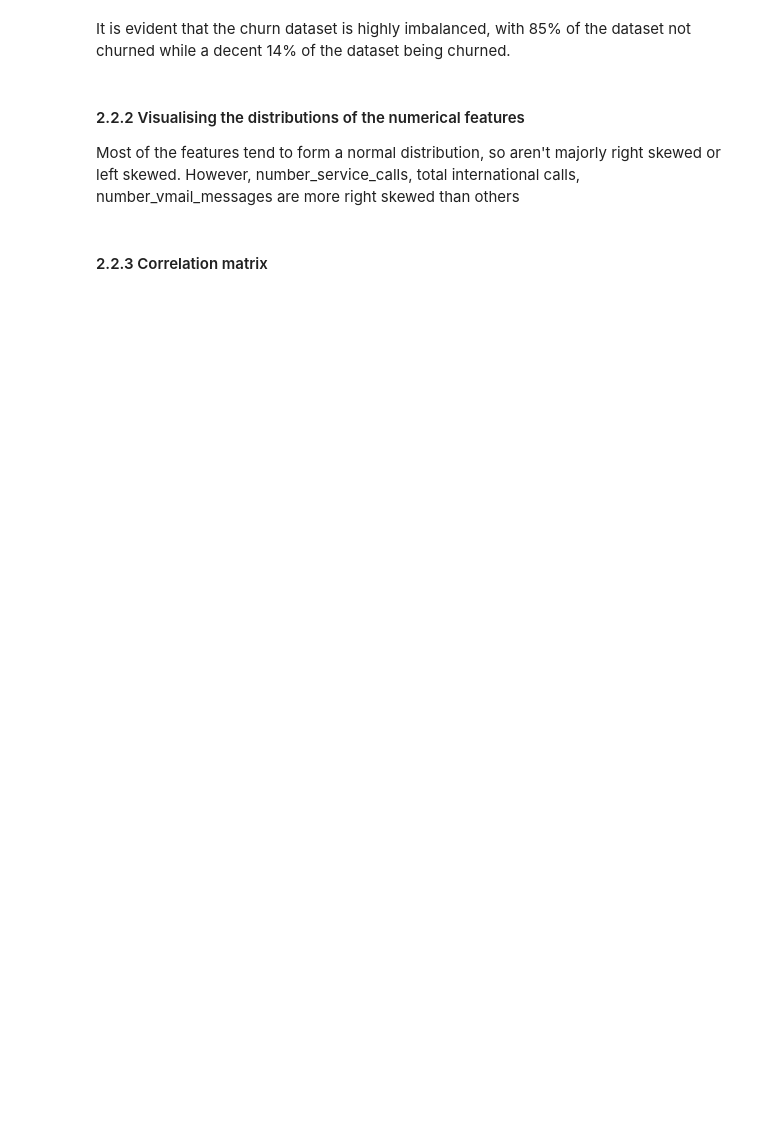
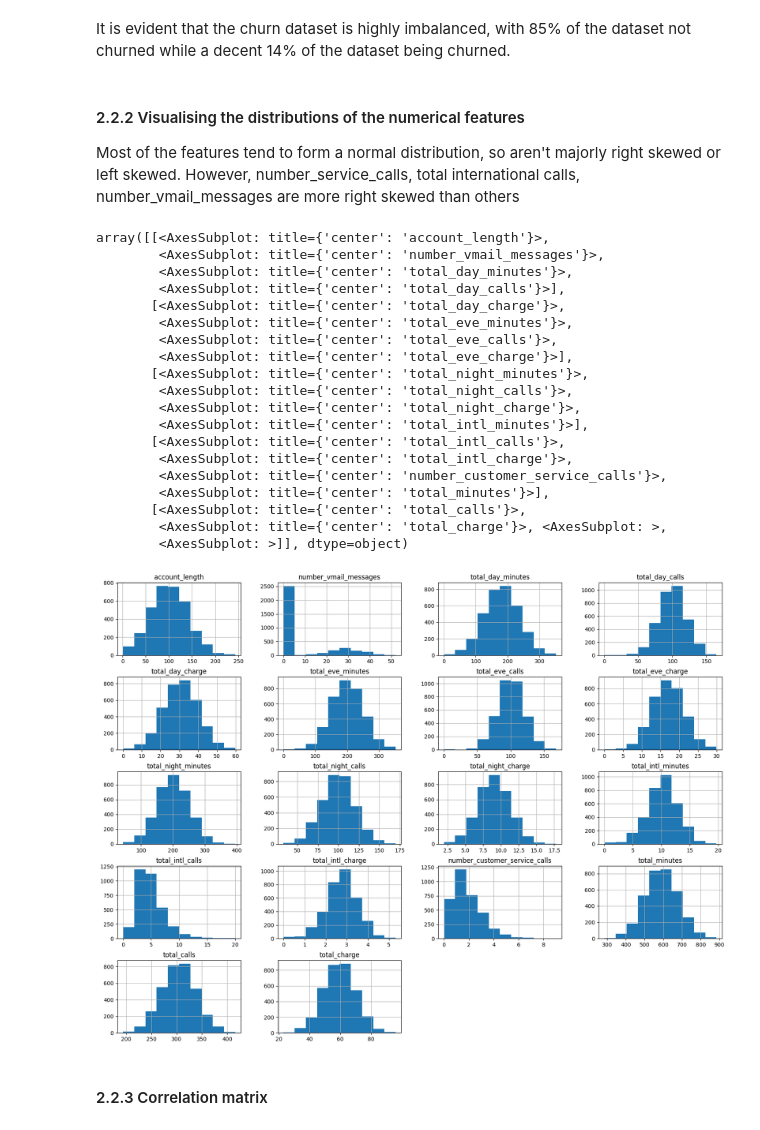
Before and after one commit to Khalizo/churn-prediction-streamlit-app, a Jupyter notebook: final_project.ipynb, the cells around one changed output. Saved outputs shown, nothing was run; the diff lists cells and outputs as text; code cells hidden in the pictures; blank space fills up the shorter version.

```diff
--- a/final_project.ipynb
+++ b/final_project.ipynb
@@ -129,7 +168,7 @@ generalise on unseen data. The training data was split with an 90/10 split in st
 X_train, y_train, X_test = train_one_hot[feature_cols], train['churn'], test_one_hot[feature_cols]
 
 # Split the training set
-X_train, X_val, y_train, y_val = train_test_split(X_train, y_train, test_size=0.25, stratify=y_train, random_state=27)
+X_train, X_val, y_train, y_val = train_test_split(X_train, y_train, test_size=0.20, stratify=y_train, random_state=27)
 
 # Resets the indexes
 X_train = X_train.reset_index(drop=True)
@@ -181,7 +222,28 @@ It is evident that the churn dataset is highly imbalanced, with 85% of the datas
 
 Most of the features tend to form a normal distribution, so aren't majorly right skewed or left skewed. However, number_service_calls, total international calls, number_vmail_messages are more right skewed than others
 # %%
-X_train.hist(figsize = (20,20))
+X_train.iloc[:,0:18].hist(figsize = (20,15))
+# %% [output]
+array([[<AxesSubplot: title={'center': 'account_length'}>,
+        <AxesSubplot: title={'center': 'number_vmail_messages'}>,
+        <AxesSubplot: title={'center': 'total_day_minutes'}>,
+        <AxesSubplot: title={'center': 'total_day_calls'}>],
+       [<AxesSubplot: title={'center': 'total_day_charge'}>,
+        <AxesSubplot: title={'center': 'total_eve_minutes'}>,
+        <AxesSubplot: title={'center': 'total_eve_calls'}>,
+        <AxesSubplot: title={'center': 'total_eve_charge'}>],
+       [<AxesSubplot: title={'center': 'total_night_minutes'}>,
+        <AxesSubplot: title={'center': 'total_night_calls'}>,
+        <AxesSubplot: title={'center': 'total_night_charge'}>,
+        <AxesSubplot: title={'center': 'total_intl_minutes'}>],
+       [<AxesSubplot: title={'center': 'total_intl_calls'}>,
+        <AxesSubplot: title={'center': 'total_intl_charge'}>,
+        <AxesSubplot: title={'center': 'number_customer_service_calls'}>,
+        <AxesSubplot: title={'center': 'total_minutes'}>],
+       [<AxesSubplot: title={'center': 'total_calls'}>,
+        <AxesSubplot: title={'center': 'total_charge'}>, <AxesSubplot: >,
+        <AxesSubplot: >]], dtype=object)
+[figure, added]
 # %% [markdown]
 #### 2.2.3 Correlation matrix
 # %%
```
Also changed, not shown: parts of 33 cells of this notebook, 15 other files.
